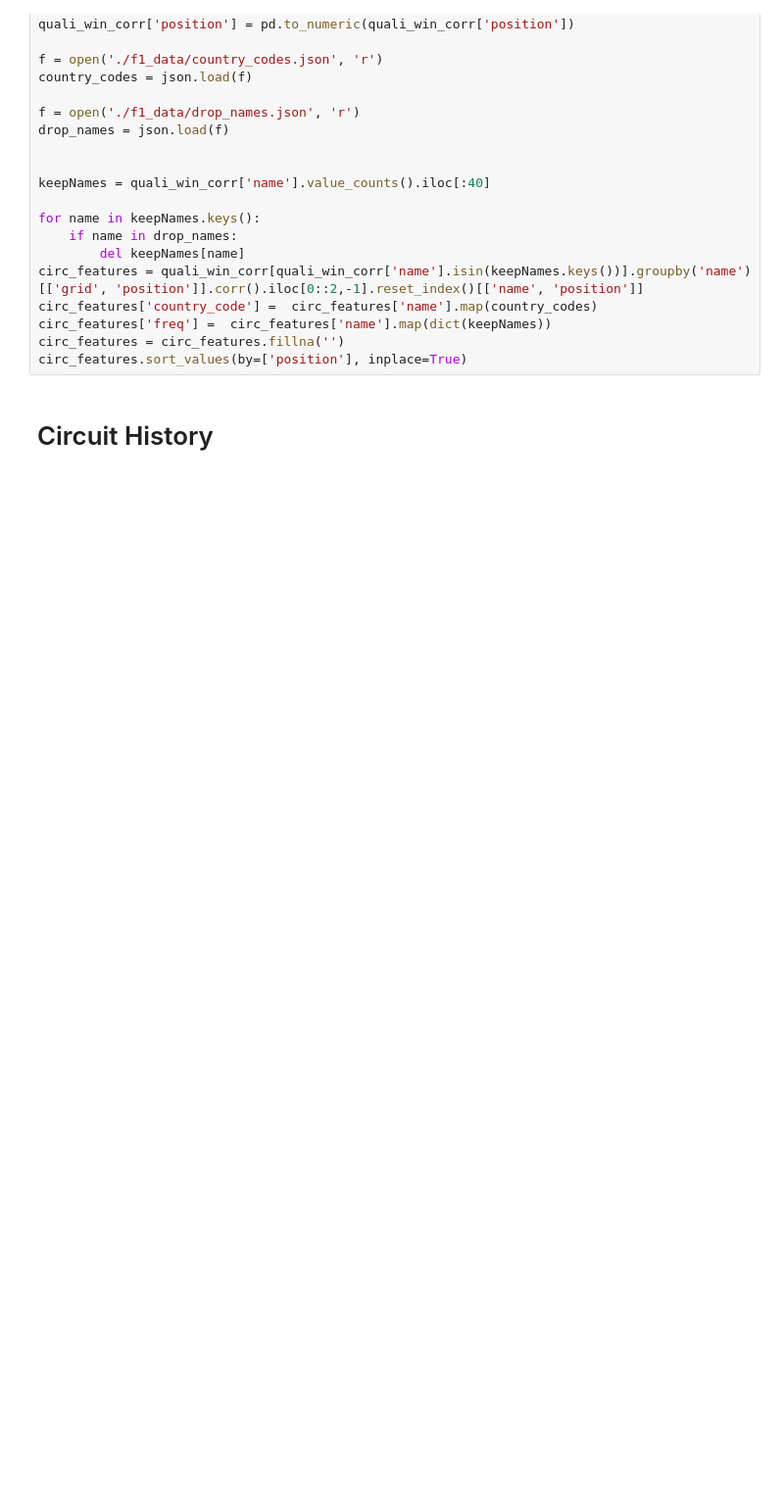
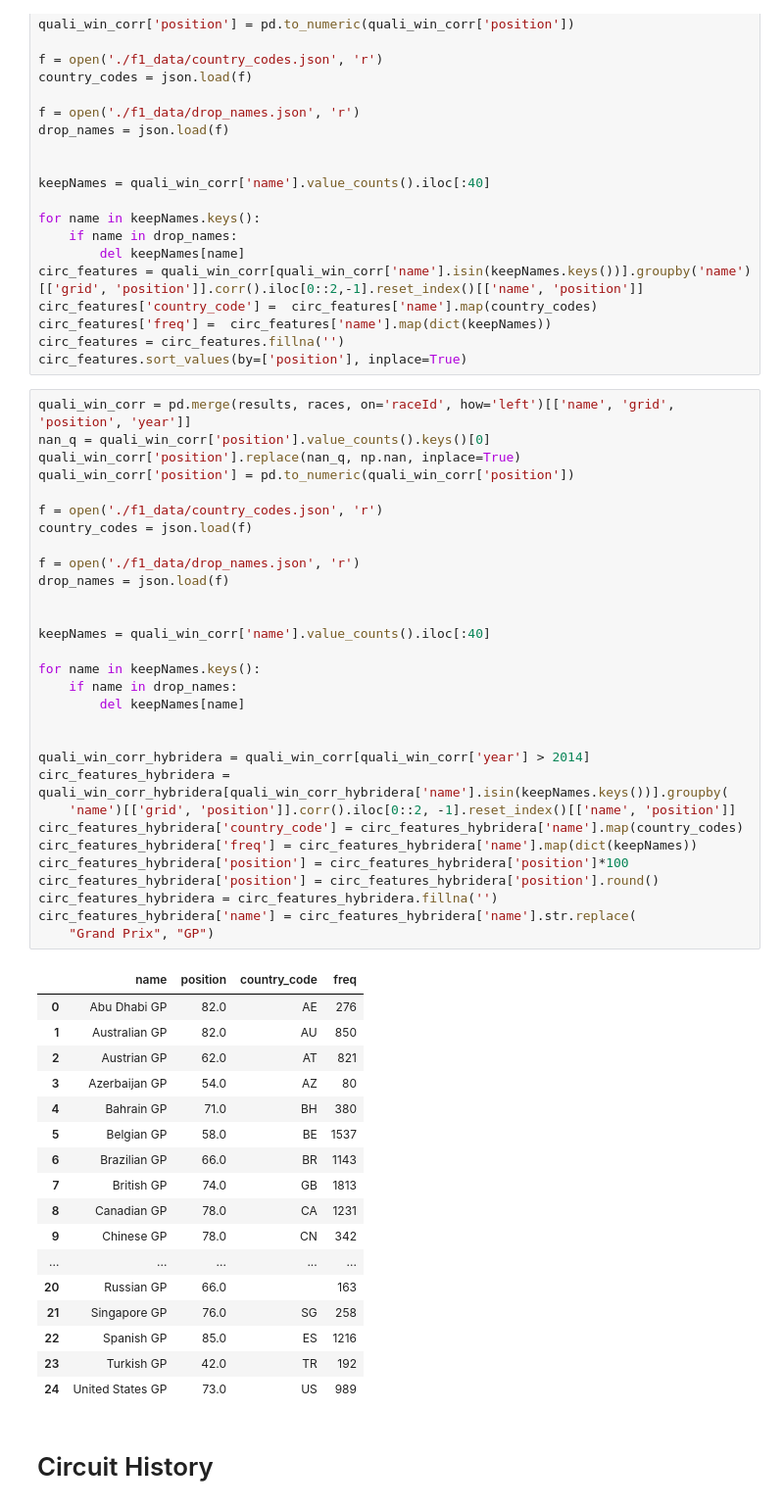
Before and after one commit to Harsh-2420/football-formula1-analytics, a Jupyter notebook: jupyter/f1_xgb.ipynb, the cells around one changed output. Shown at 98% size. Saved outputs shown, nothing was run; the diff lists cells and outputs as text; blank space fills up the shorter version.

```diff
--- a/jupyter/f1_xgb.ipynb
+++ b/jupyter/f1_xgb.ipynb
@@ -59,6 +59,54 @@ circ_features['country_code'] =  circ_features['name'].map(country_codes)
 circ_features['freq'] =  circ_features['name'].map(dict(keepNames))
 circ_features = circ_features.fillna('')
 circ_features.sort_values(by=['position'], inplace=True)
+# %%
+quali_win_corr = pd.merge(results, races, on='raceId', how='left')[['name', 'grid', 'position', 'year']]
+nan_q = quali_win_corr['position'].value_counts().keys()[0]
+quali_win_corr['position'].replace(nan_q, np.nan, inplace=True)
+quali_win_corr['position'] = pd.to_numeric(quali_win_corr['position'])
+
+f = open('./f1_data/country_codes.json', 'r')
+country_codes = json.load(f)
+
+f = open('./f1_data/drop_names.json', 'r')
+drop_names = json.load(f)
+
+
+keepNames = quali_win_corr['name'].value_counts().iloc[:40]
+
+for name in keepNames.keys():
+    if name in drop_names:
+        del keepNames[name]
+
+
+quali_win_corr_hybridera = quali_win_corr[quali_win_corr['year'] > 2014]
+circ_features_hybridera = quali_win_corr_hybridera[quali_win_corr_hybridera['name'].isin(keepNames.keys())].groupby(
+    'name')[['grid', 'position']].corr().iloc[0::2, -1].reset_index()[['name', 'position']]
+circ_features_hybridera['country_code'] = circ_features_hybridera['name'].map(country_codes)
+circ_features_hybridera['freq'] = circ_features_hybridera['name'].map(dict(keepNames))
+circ_features_hybridera['position'] = circ_features_hybridera['position']*100
+circ_features_hybridera['position'] = circ_features_hybridera['position'].round()
+circ_features_hybridera = circ_features_hybridera.fillna('')
+circ_features_hybridera['name'] = circ_features_hybridera['name'].str.replace(
+    "Grand Prix", "GP")
+# %% [output]
+|  | name | position | country_code | freq |
+| 0 | Abu Dhabi GP | 82.0 | AE | 276 |
+| 1 | Australian GP | 82.0 | AU | 850 |
+| 2 | Austrian GP | 62.0 | AT | 821 |
+| 3 | Azerbaijan GP | 54.0 | AZ | 80 |
+| 4 | Bahrain GP | 71.0 | BH | 380 |
+| 5 | Belgian GP | 58.0 | BE | 1537 |
+| 6 | Brazilian GP | 66.0 | BR | 1143 |
+| 7 | British GP | 74.0 | GB | 1813 |
+| 8 | Canadian GP | 78.0 | CA | 1231 |
+| 9 | Chinese GP | 78.0 | CN | 342 |
+| ... | ... | ... | ... | ... |
+| 20 | Russian GP | 66.0 |  | 163 |
+| 21 | Singapore GP | 76.0 | SG | 258 |
+| 22 | Spanish GP | 85.0 | ES | 1216 |
+| 23 | Turkish GP | 42.0 | TR | 192 |
+| 24 | United States GP | 73.0 | US | 989 |
 # %% [markdown]
 # Circuit History
 # %%
```
Also changed, not shown: 2 other files.
